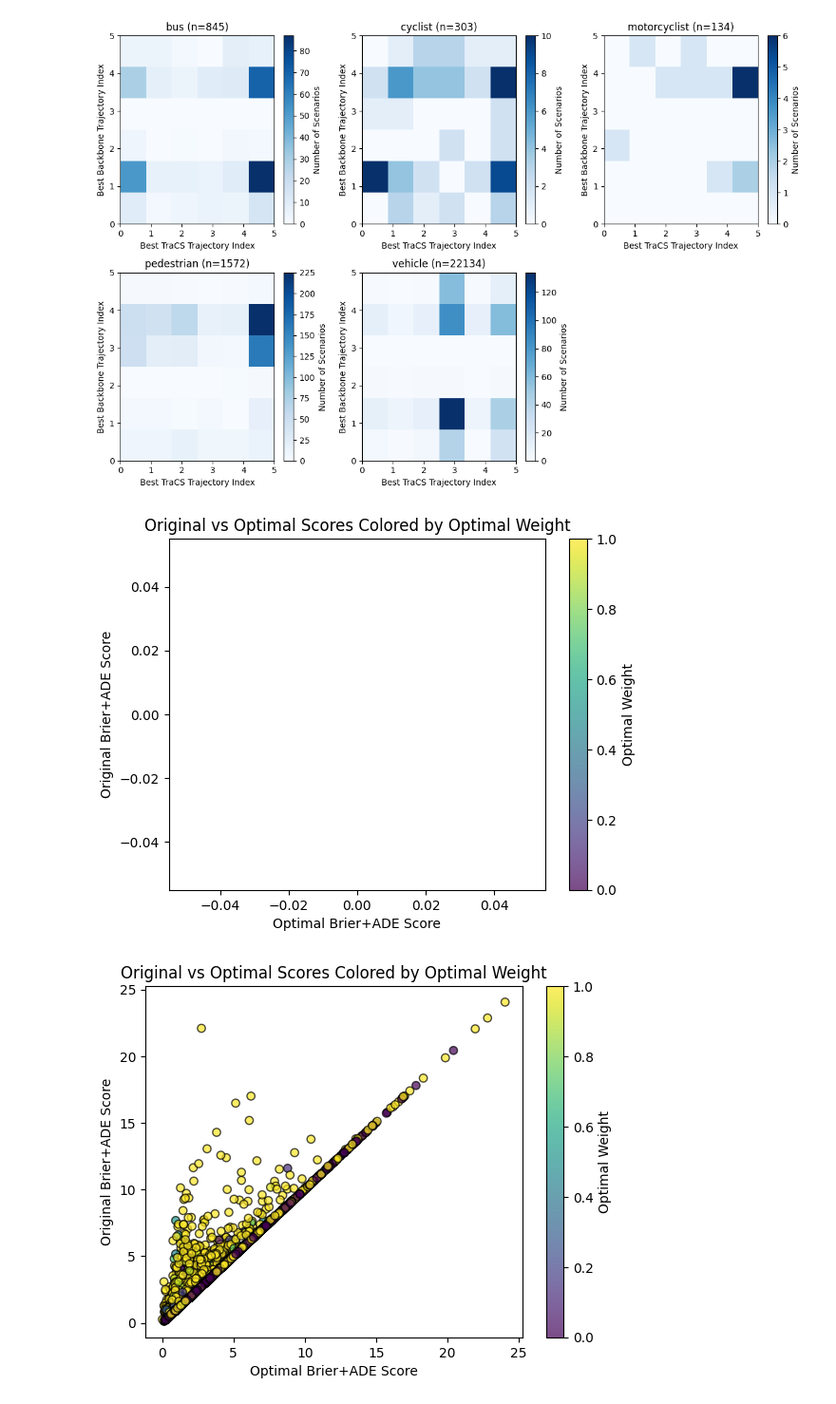
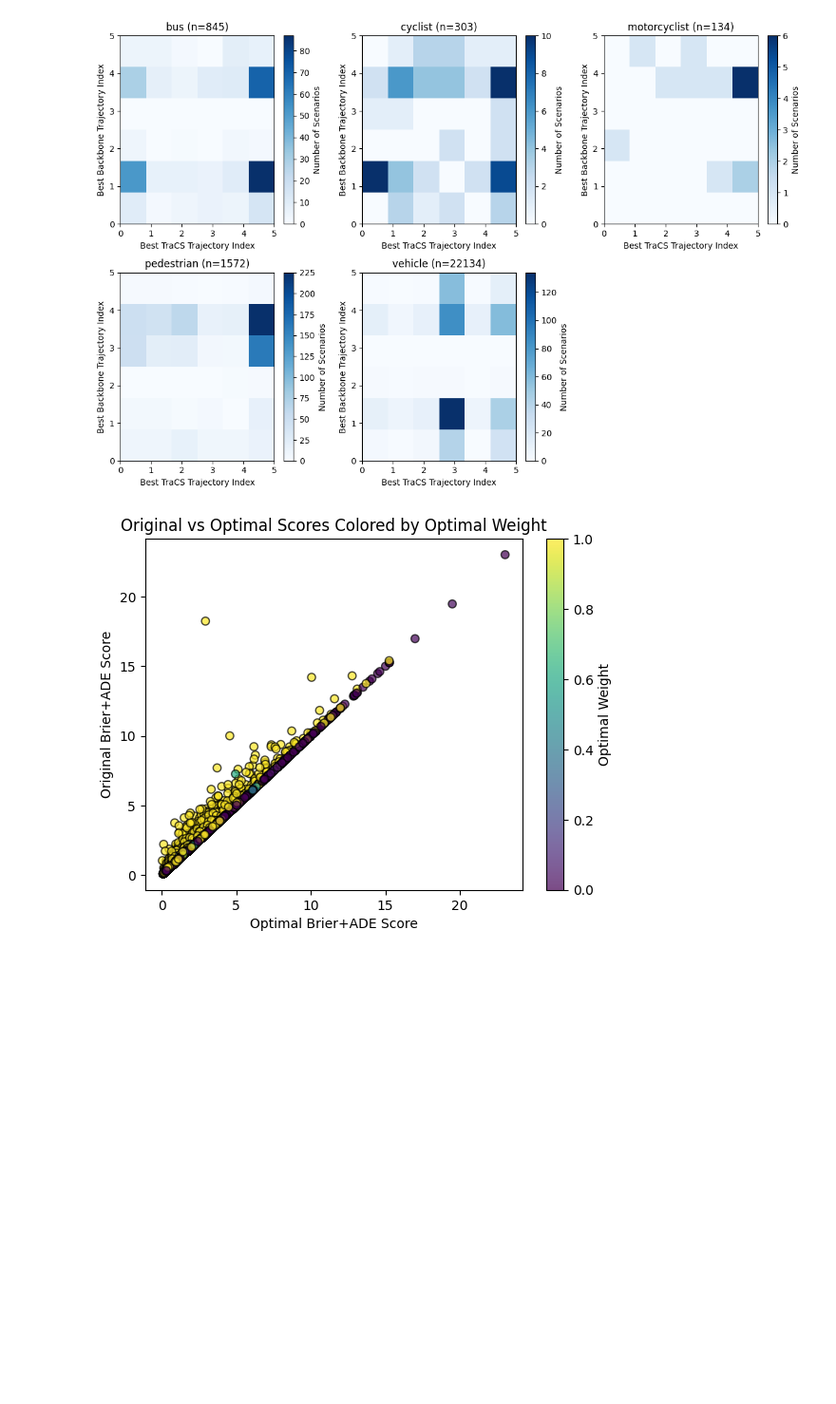
Before and after one commit to simon-kohaut/TraCS, a Jupyter notebook: examples/tracs_train.ipynb, the cells around one changed output. Shown at 95% size. Cells and saved outputs as stored; diff of their text form; code cells hidden in the pictures; blank space fills up the shorter version.

```diff
--- a/examples/tracs_train.ipynb
+++ b/examples/tracs_train.ipynb
@@ -27,9 +36,11 @@ test_ground_truth_path = data_root / "av2" / "av2_mf_focal_test_annotations.parq
 test_prediction_path = data_root / "av2_backbone_outputs" / backbone / "submission_test.parquet"
 train_data_path = data_root / "results" / program_name / "val" / backbone / "scored_predictions.parquet"
 test_data_path = data_root / "tracs_predictions" / program_name / backbone / "test.parquet"
+train_embedding_path = data_root / "av2_backbone_outputs" / backbone / "val_embeddings.parquet"
+test_embedding_path = data_root / "av2_backbone_outputs" / backbone / "test_embeddings.parquet"
 
 random_appendix = "_random_tracs_scores" if use_random_tracs_scores else ""
-version = "v9"  # for file naming; increment if we want to save new versions of the features/weights/scores files
+version = "v4"  # for file naming; increment if we want to save new versions of the features/weights/scores files
 features_pt_path = data_root / "results" / program_name / "val" / backbone / f"features_{version}{random_appendix}.pt"
 optimal_weights_pt_path = data_root / "results" / program_name / "val" / backbone / f"optimal_weights_{version}{random_appendix}.pt"
 scores_pt_path = data_root / "results" / program_name / "val" / backbone / f"scores_{version}{random_appendix}.pt"
@@ -246,6 +303,9 @@ plt.show()
 # %% [output]
 [figure]
 # %%
+train_emb = pd.read_parquet(train_embedding_path).set_index("scenario_id")
+
+
 def _process_scenario(args):
     scenario_id, scenario_data = args
     gt_row = val_gt.loc[scenario_id]
@@ -270,6 +330,9 @@ def _process_scenario(args):
     # past_xy, n_agents = load_scenario_extras(scenario_id, split="val")
     w, original_score, optimal_score = optimal_weights_grid(log_tracs_scores, log_backbone_scores, predicted_tracks, gt_track)
 
+    emb_row = train_emb.loc[scenario_id]
+    embedding = np.concatenate([emb_row["focal_embedding"], emb_row["average_embedding"]]).astype(np.float32)
+
     features = FusionNet.extract_features(
         predicted_tracks,
         focal_type=scenario_data["agent_type"].iloc[0],
@@ -277,6 +340,7 @@ def _process_scenario(args):
         tracs_scores=np.array(scenario_data["tracs_trajectory_score"]),
         # n_agents=n_agents,
         # past_trajectory=past_xy,
+        embedding=embedding,
     )
     return features, w, original_score, optimal_score
 
@@ -493,29 +555,11 @@ plt.show()
 # %% [output]
 [figure]
 # %%
-mask = (W < -1)
-plt.scatter(all_optimal_scores[mask], all_original_scores[mask], alpha=0.7, edgecolor="black", c=W[mask])
+plt.scatter(all_optimal_scores, all_original_scores, alpha=0.7, edgecolor="black", c=W)
 plt.xlabel("Optimal Brier+ADE Score")
 plt.ylabel("Original Brier+ADE Score")
 plt.title("Original vs Optimal Scores Colored by Optimal Weight")
 plt.colorbar(label="Optimal Weight")
 plt.show()
-
-mask = (W.abs() <= 1)
-plt.scatter(all_optimal_scores[mask], all_original_scores[mask], alpha=0.7, edgecolor="black", c=W[mask])
-plt.xlabel("Optimal Brier+ADE Score")
-plt.ylabel("Original Brier+ADE Score")
-plt.title("Original vs Optimal Scores Colored by Optimal Weight")
-plt.colorbar(label="Optimal Weight")
-plt.show()
-
-mask = (W > 1)
-plt.scatter(all_optimal_scores[mask], all_original_scores[mask], alpha=0.7, edgecolor="black", c=W[mask])
-plt.xlabel("Optimal Brier+ADE Score")
-plt.ylabel("Original Brier+ADE Score")
-plt.title("Original vs Optimal Scores Colored by Optimal Weight")
-plt.colorbar(label="Optimal Weight")
-plt.show()
 # %% [output]
-[figure, old version]
+[figure, new version]
-[figure, removed]
```
Also changed, not shown: parts of 35 cells of this notebook.
